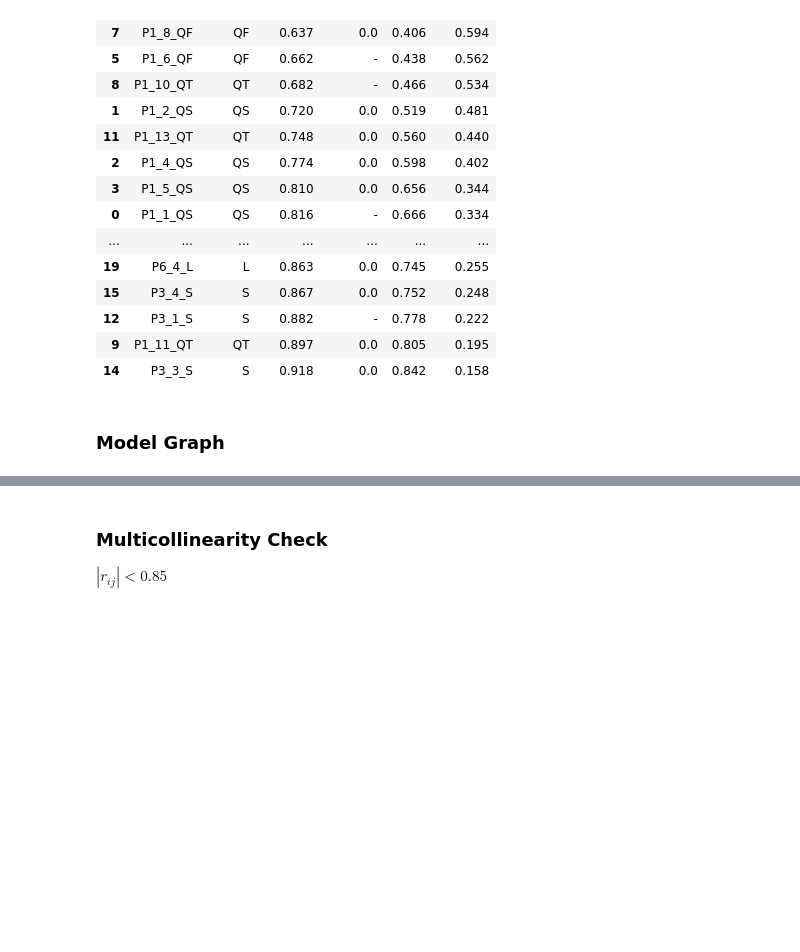
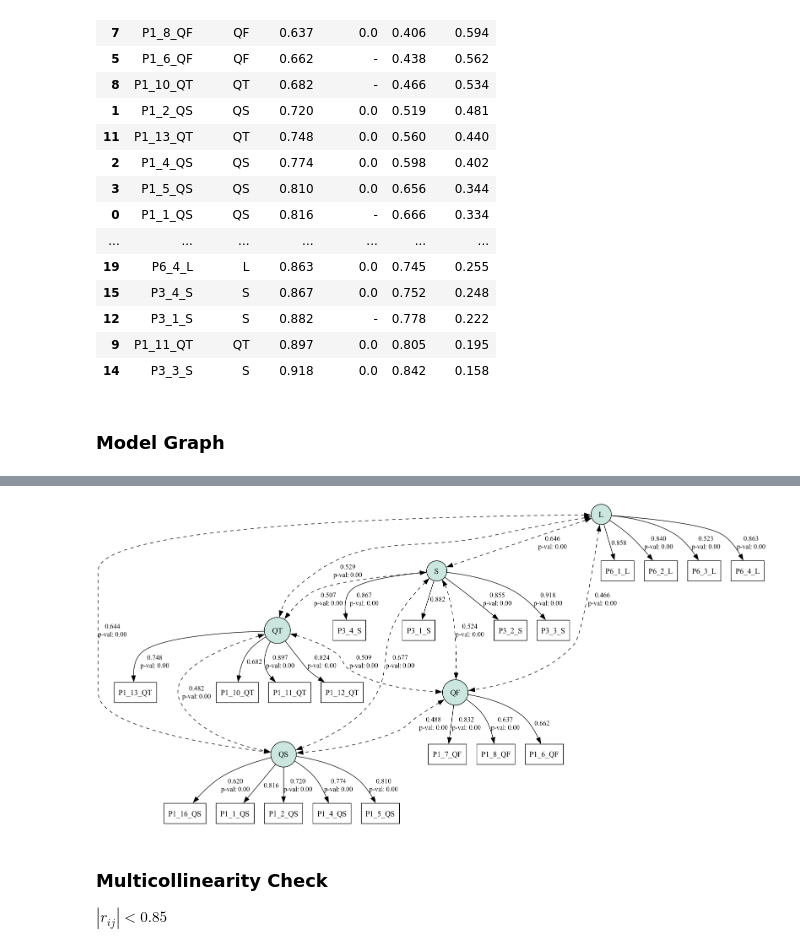
Before and after one commit to VictorValar/python-structural-equation-modeling-guide, a Jupyter notebook: Practice 1/practice_1.ipynb, the cells around one changed output, grey strips where cells are left out. Cells and saved outputs as stored; diff of their text form; code cells hidden in the pictures; blank space fills up the shorter version.

Commit message:
fix: Fix a graph rendering issue

```diff
--- a/Practice 1/practice_1.ipynb
+++ b/Practice 1/practice_1.ipynb
@@ -408,4 +408,4 @@ refined_item_estimates_df
 ### Model Graph
 # %%
 from semopy import semplot
-semplot(model, "../Practice 1/model.png", std_ests=True, plot_covs=True)
+graph = semplot(model, "./model1.png", std_ests=True, plot_covs=True)
@@ -414,3 +412,9 @@ semplot(model, "../Practice 1/model.png", std_ests=True, plot_covs=True)
+# %%
+graph.render(filename='model1', format='png', cleanup=True)
+from IPython.display import Image
+Image(filename='model1.png')
+# %% [output]
+[figure, added]
 # %% [markdown]
 ### Multicollinearity Check
 $|r_{ij}| < 0.85$
```
Also changed, not shown: parts of 1 cell of this notebook, 1 other file.
